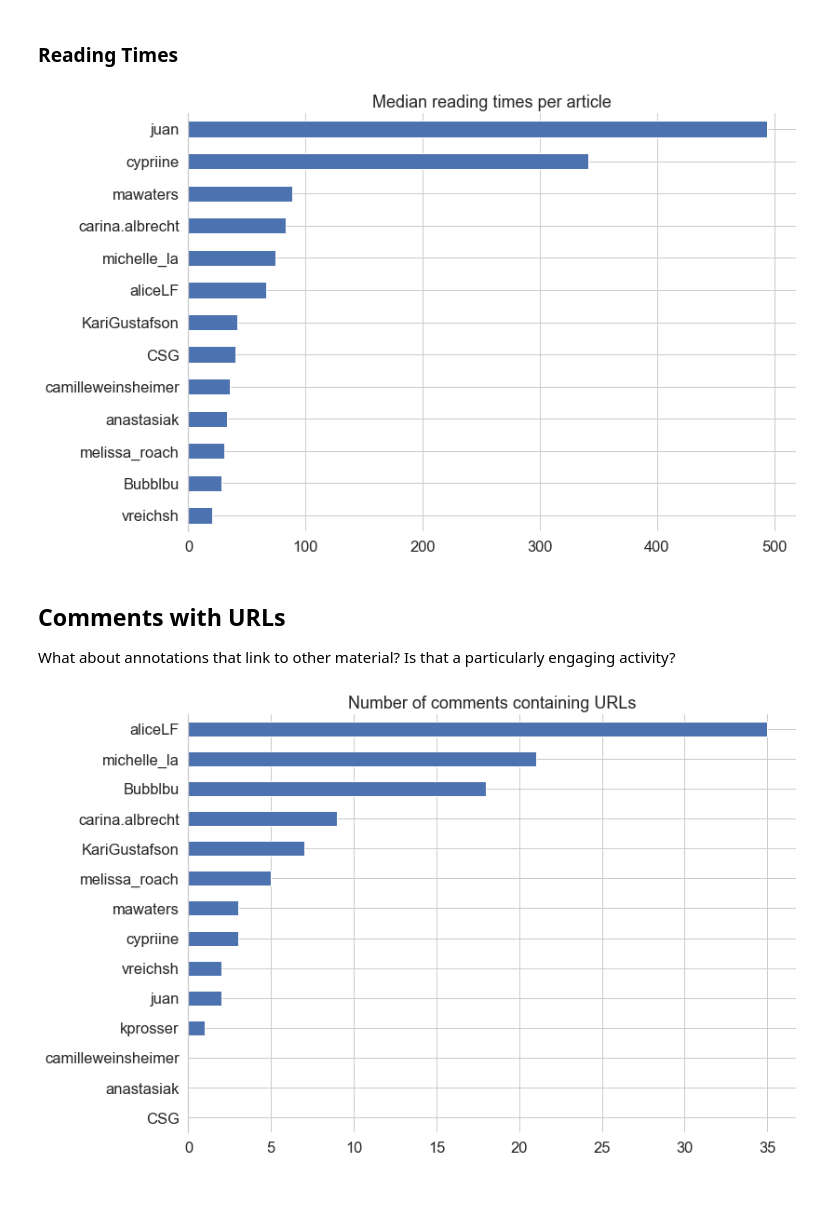
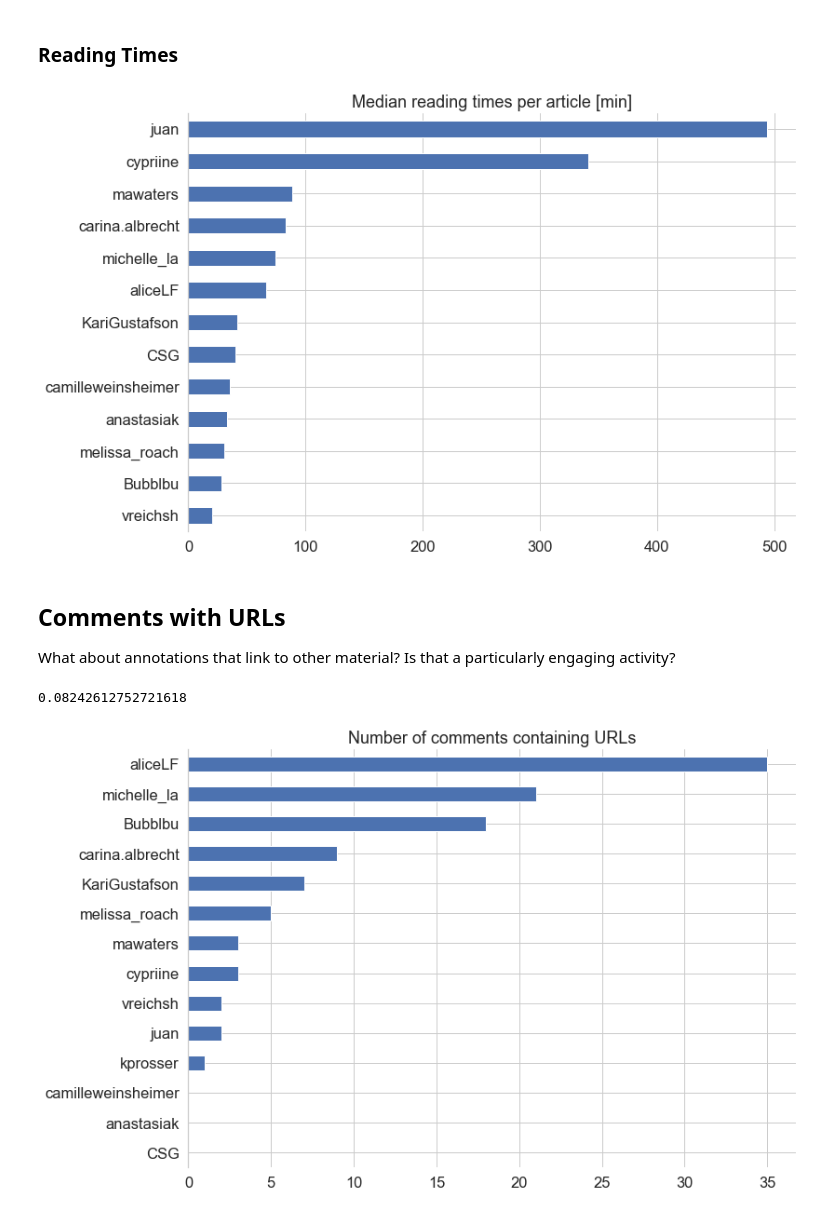
Before and after one commit to Bubblbu/public-knowledge-annotations, a Jupyter notebook: code/results.ipynb, the cells around one changed output. Cells and saved outputs as stored; diff of their text form; code cells hidden in the pictures.

```diff
--- a/code/results.ipynb
+++ b/code/results.ipynb
@@ -306,30 +306,34 @@ if savefigs:
 # %%
 reading_times = pd.DataFrame(columns=["url_id", "week", "part", "user", "mins", "comments"])
 
 for user in usernames:
     for uid in comments.url_id.unique():
         c = comments[(comments.user==user)&(comments.url_id==uid)]
         count = len(c)
         if count > 1:
             reading_time = max(c.created)-min(c.updated)
             reading_time = int(reading_time.seconds // 60)
             reading_times.loc[len(reading_times)+1] = [uid, c.week.iloc[0], c.part.iloc[0], user, reading_time, count]
 reading_times.mins = reading_times.mins.astype(int)
 reading_times.comments = reading_times.comments.astype(int)
 pd.DataFrame(reading_times.groupby("user")['mins'].median()).sort_values(by="mins").plot(kind="barh", legend=False)
-plt.title("Median reading times per article")
+plt.title("Median reading times per article [min]")
 plt.ylabel("")
 sns.despine(right=True, top=True, bottom=True)
 
 if savefigs:
     plt.savefig(str(plot_dir / "reading_times.png"), bbox_inches="tight")
 # %% [output]
-[figure, old version]
+[figure, new version]
 # %% [markdown]
 ## Comments with URLs
 
 What about annotations that link to other material?
 Is that a particularly engaging activity?
+# %%
+comments['Has URL'].sum()/
+# %% [output]
+0.08242612752721618
 # %%
 pdf = comments.groupby("user")['Has URL'].apply(lambda x: sum([int(y) if not pd.isna(y) else 0 for y in x]))
 pd.DataFrame(pdf).sort_values(by="Has URL").plot(kind="barh", legend=False)
```
Also changed, not shown: parts of 1 cell of this notebook, 3 other files.
